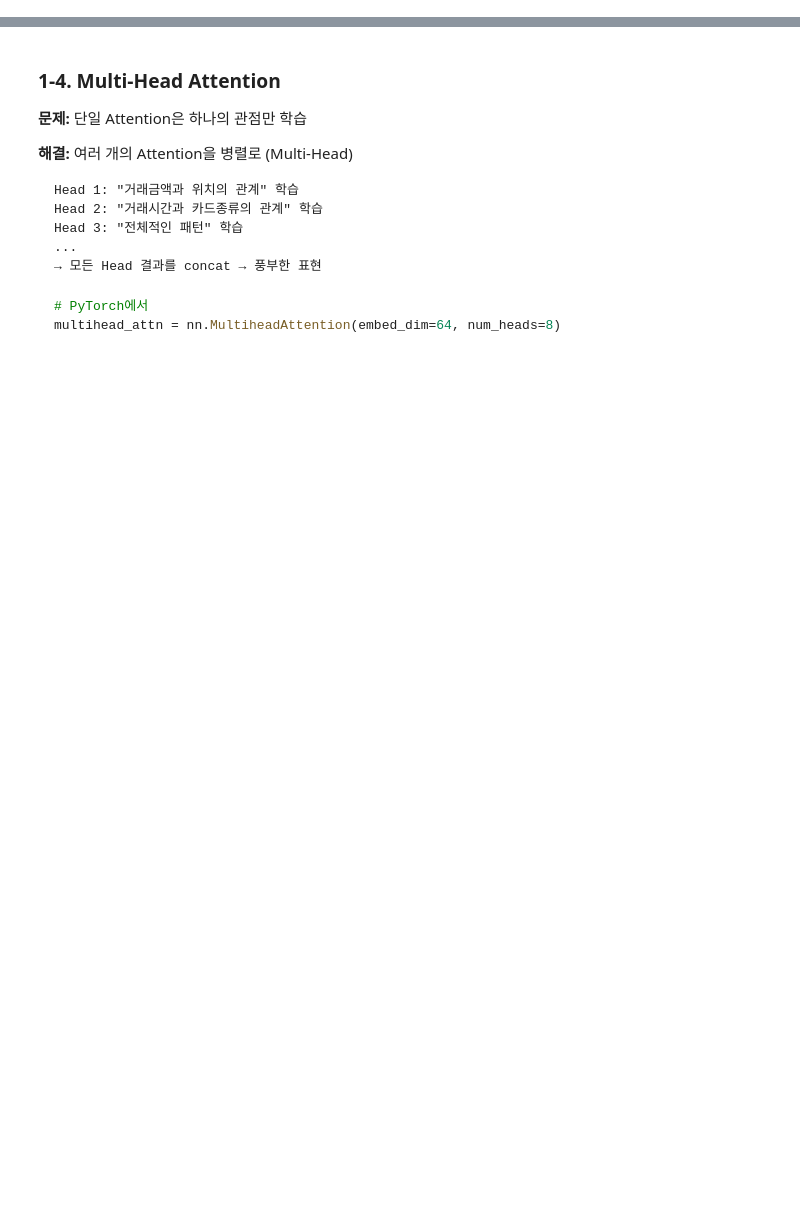
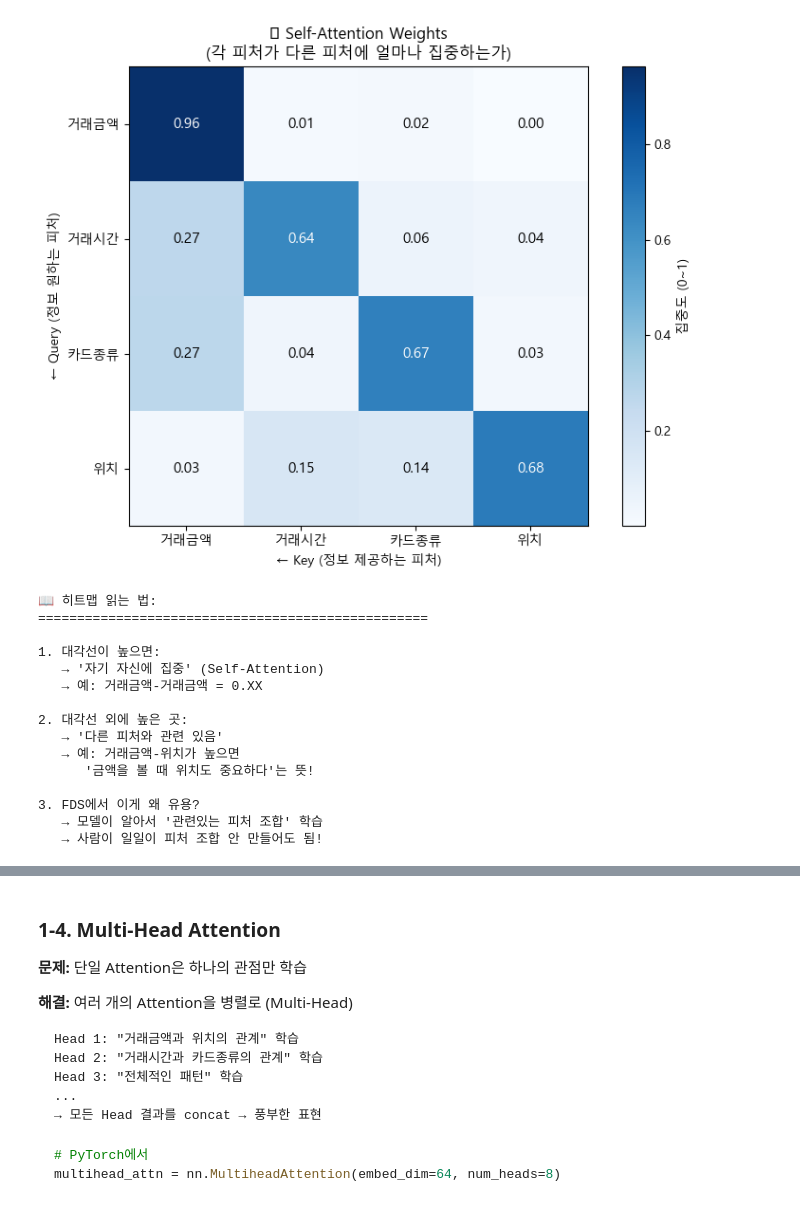
Before and after one commit to K-tuna/fds-system, a Jupyter notebook: notebooks/phase1/study/1-S10_transformer.ipynb, the cells around one changed output, grey strips where cells are left out. Drawn from its saved outputs; the diff is of its cells as text; code cells hidden in the pictures; blank space fills up the shorter version.

```diff
--- a/notebooks/phase1/study/1-S10_transformer.ipynb
+++ b/notebooks/phase1/study/1-S10_transformer.ipynb
@@ -134,3 +360,77 @@ print(attention_weights[0].numpy().round(3))
+# %%
+# ================================================================
+# Attention Weights 시각화 (히트맵)
+# ================================================================
+#
+# 히트맵 읽는 법:
+# - 행(세로): Query 피처 = "내가 알고 싶은 것"
+# - 열(가로): Key 피처 = "정보를 제공하는 것"
+# - 색깔: 진할수록 "많이 집중"
+#
+# 예: (거래금액, 위치) = 0.40이면
+#     "거래금액을 이해할 때 위치 정보를 40% 참고"
+#
+
+feature_names = ['거래금액', '거래시간', '카드종류', '위치']
+
+fig, ax = plt.subplots(figsize=(8, 6))
+im = ax.imshow(attention_weights[0].detach().numpy(), cmap='Blues')
+
+# 축 설정
+ax.set_xticks(range(len(feature_names)))
+ax.set_yticks(range(len(feature_names)))
+ax.set_xticklabels(feature_names)
+ax.set_yticklabels(feature_names)
+
+ax.set_xlabel('← Key (정보 제공하는 피처)')
+ax.set_ylabel('← Query (정보 원하는 피처)')
+ax.set_title('🔥 Self-Attention Weights\n(각 피처가 다른 피처에 얼마나 집중하는가)', fontsize=12)
+
+# 숫자 표시
+for i in range(len(feature_names)):
+    for j in range(len(feature_names)):
+        val = attention_weights[0, i, j].item()
+        ax.text(j, i, f'{val:.2f}', ha='center', va='center',
+                color='white' if val > 0.3 else 'black', fontsize=11)
+
+plt.colorbar(im, label='집중도 (0~1)')
+plt.tight_layout()
+plt.show()
+
+# 해석 설명
+print()
+print("📖 히트맵 읽는 법:")
+print("=" * 50)
+print()
+print("1. 대각선이 높으면:")
+print("   → '자기 자신에 집중' (Self-Attention)")
+print("   → 예: 거래금액-거래금액 = 0.XX")
+print()
+print("2. 대각선 외에 높은 곳:")
+print("   → '다른 피처와 관련 있음'")
+print("   → 예: 거래금액-위치가 높으면")
+print("      '금액을 볼 때 위치도 중요하다'는 뜻!")
+print()
+print("3. FDS에서 이게 왜 유용?")
+print("   → 모델이 알아서 '관련있는 피처 조합' 학습")
+print("   → 사람이 일일이 피처 조합 안 만들어도 됨!")
+# %% [output]
+[figure, added]
+📖 히트맵 읽는 법:
+==================================================
+
+1. 대각선이 높으면:
+   → '자기 자신에 집중' (Self-Attention)
+   → 예: 거래금액-거래금액 = 0.XX
+
+2. 대각선 외에 높은 곳:
+   → '다른 피처와 관련 있음'
+   → 예: 거래금액-위치가 높으면
+      '금액을 볼 때 위치도 중요하다'는 뜻!
+
+3. FDS에서 이게 왜 유용?
+   → 모델이 알아서 '관련있는 피처 조합' 학습
+   → 사람이 일일이 피처 조합 안 만들어도 됨!
 # %%
 # Attention Weights 시각화
 
```
Also changed, not shown: parts of 24 cells of this notebook, 9 other files.
